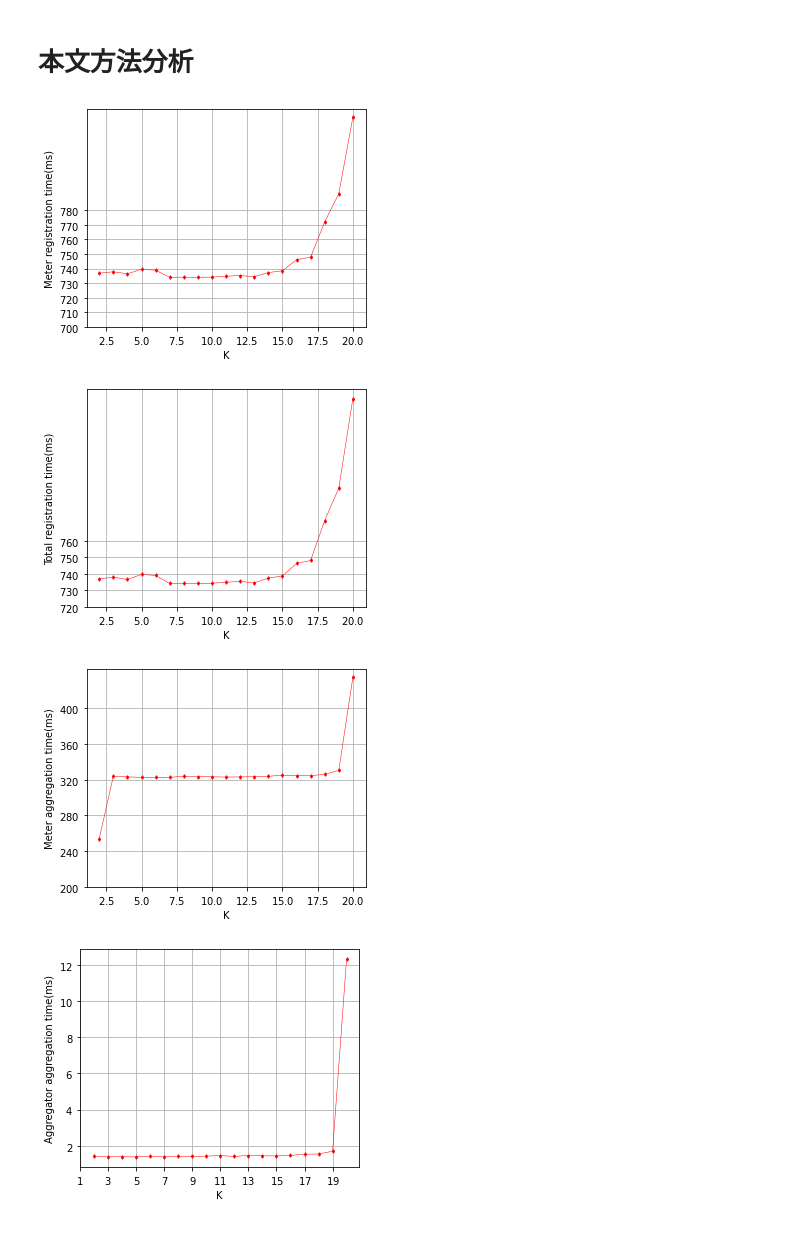
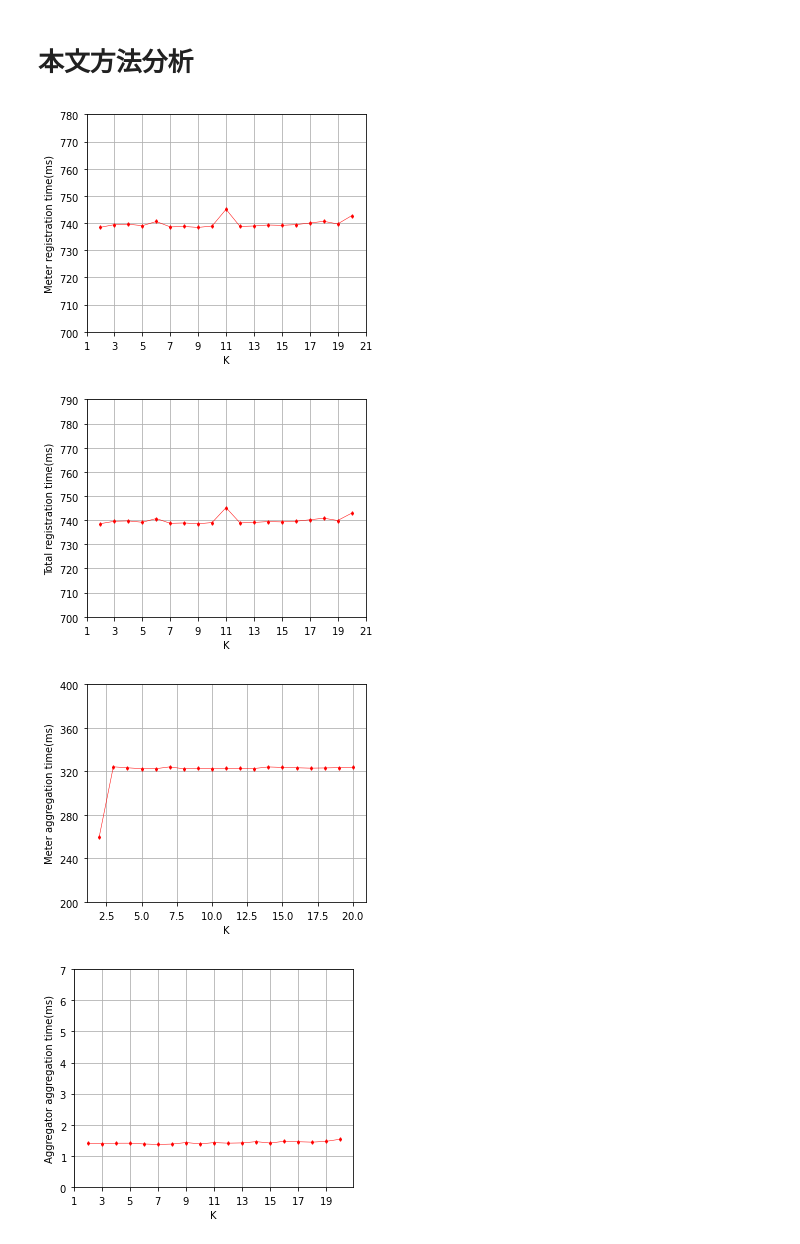
Before and after one commit to SevenBruce/CirAggregation, a Jupyter notebook: python/experments_fig.ipynb, the cells around one changed output. Cells and saved outputs as stored; diff of their text form; code cells hidden in the pictures.

Commit message:
new data

```diff
--- a/python/experments_fig.ipynb
+++ b/python/experments_fig.ipynb
@@ -5,10 +5,9 @@ from IPython.display import display
 
 
 df1 = pd.read_csv('data.csv', parse_dates=['timestamp'])
-df2 = pd.read_csv('k_data.csv', parse_dates=['timestamp'])
-df3 = pd.read_csv('range_data.csv', parse_dates=['timestamp'])
+df2 = pd.read_csv('k_range_data.csv', parse_dates=['timestamp'])
 
-df = pd.concat([df1, df2, df3])
+df = pd.concat([df1, df2])
 
 df = df[df['timestamp'] > '2021-07-21']
 print(df)
@@ -264,24 +263,24 @@ plt.show()
 # %%
 # k anonymous register meter
 kMax = 21
 
 k = [k for k in range(2,kMax)]
 k_anony_f = ['meterRegTime_' + str(k) for k in range(2, kMax)]
 m_num = 20
 k_y = [avg_df_midx.loc[('raspberrypi', 'cir', f, m_num), 'meter_time']/1e6 for f in k_anony_f]
 
 plt.plot(k, k_y, marker=markers[3], color='r')
 
 plt.xlabel('K')
 plt.ylabel('Meter registration time(ms)')
 plt.ticklabel_format(axis='y', style='sci', scilimits=(-4, 3))
 plt.grid()
 plt.yticks(range(700, 790, 10))
-# plt.xticks(range(1,8))
+plt.xticks(range(1,22, 2))
 plt.savefig('figs/meter_k_meter_register.svg')
 plt.show()
 # %% [output]
-[figure, old version]
+[figure, new version]
 # %%
 # 注册阶段 总时间
 # k anonymous register total
@@ -299,15 +298,15 @@ for fname in k_anony_f:
 plt.plot(k, k_y, marker=markers[3], color='r')
 plt.xlabel('K')
 plt.ylabel('Total registration time(ms)')
-plt.yticks(range(720, 770, 10))
-# plt.xticks(range(1, 8))
+plt.yticks(range(700, 800, 10))
+plt.xticks(range(1, 22, 2))
 plt.ticklabel_format(axis='y', style='sci', scilimits=(-4, 3))
 plt.grid()
 plt.savefig('figs/total_k_total_reg.svg')
 
 plt.show()
 # %% [output]
-[figure, old version]
+[figure, new version]
 # %%
 #聚合阶段
 # k anonymous report merter
@@ -327,7 +326,7 @@ plt.yticks(range(200, 430, 40))
 plt.savefig('figs/meter_k_meter_report.svg')
 plt.show()
 # %% [output]
-[figure, old version]
+[figure, new version]
 # %%
 # k anonymous report aggregator
 k = [k for k in range(2,kMax)]
@@ -341,12 +340,12 @@ plt.xlabel('K')
 plt.ylabel('Aggregator aggregation time(ms)')
 plt.ticklabel_format(axis='y', style='sci', scilimits=(-4, 3))
 plt.grid()
-# plt.yticks(range(0, 6))
+plt.yticks(range(0, 8))
 plt.xticks(range(1, kMax, 2))
 plt.savefig('figs/meter_k_agg_report.svg')
 plt.show()
 # %% [output]
-[figure, old version]
+[figure, new version]
 # %%
 # k anonymous report controll
 
```
Also changed, not shown: parts of 7 cells of this notebook, 18 other files.
